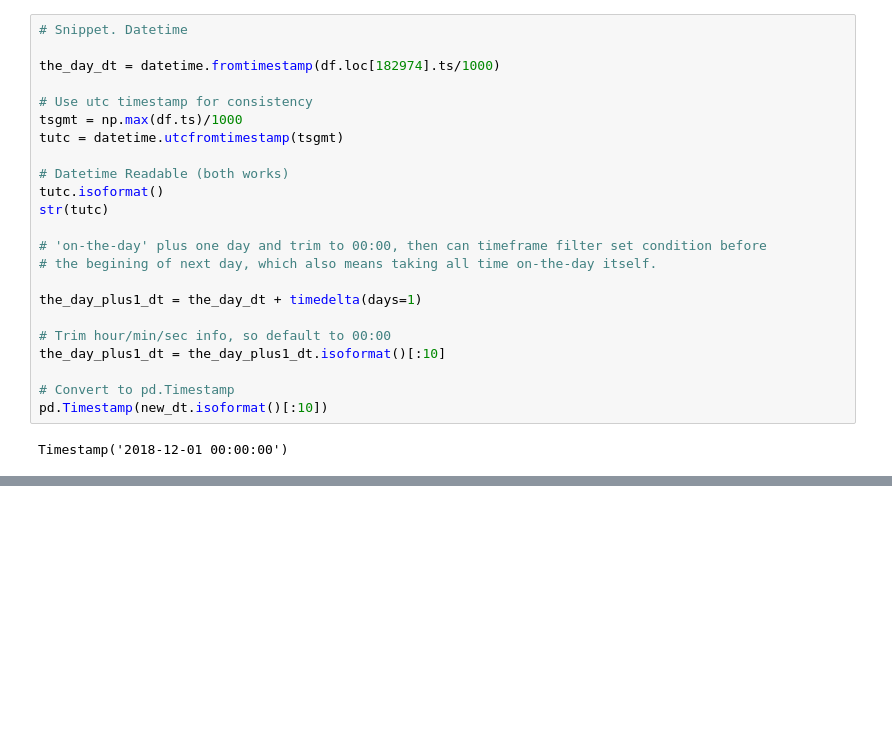
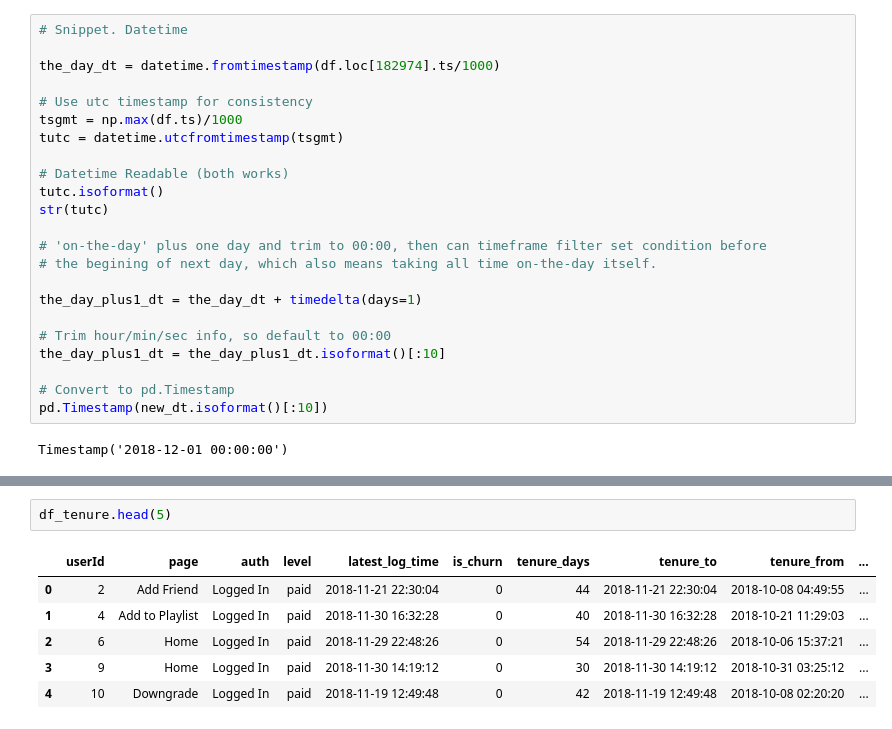
Before and after one commit to gilzero/project_churn_spark, a Jupyter notebook: sparkify.ipynb, the cells around one changed output, grey strips where cells are left out. Cells and saved outputs as stored; diff of their text form; blank space fills up the shorter version.

Commit message:
observation time picking algorithm implementation done

```diff
--- a/sparkify.ipynb
+++ b/sparkify.ipynb
@@ -1280,0 +1047,9 @@ Timestamp('2018-12-01 00:00:00')
+# %%
+df_tenure.head(5)
+# %% [output]
+|  | userId | page | auth | level | latest_log_time | is_churn | tenure_days | tenure_to | tenure_from | ... |
+| 0 | 2 | Add Friend | Logged In | paid | 2018-11-21 22:30:04 | 0 | 44 | 2018-11-21 22:30:04 | 2018-10-08 04:49:55 | ... |
+| 1 | 4 | Add to Playlist | Logged In | paid | 2018-11-30 16:32:28 | 0 | 40 | 2018-11-30 16:32:28 | 2018-10-21 11:29:03 | ... |
+| 2 | 6 | Home | Logged In | paid | 2018-11-29 22:48:26 | 0 | 54 | 2018-11-29 22:48:26 | 2018-10-06 15:37:21 | ... |
+| 3 | 9 | Home | Logged In | paid | 2018-11-30 14:19:12 | 0 | 30 | 2018-11-30 14:19:12 | 2018-10-31 03:25:12 | ... |
+| 4 | 10 | Downgrade | Logged In | paid | 2018-11-19 12:49:48 | 0 | 42 | 2018-11-19 12:49:48 | 2018-10-08 02:20:20 | ... |
```
Also changed, not shown: parts of 21 cells of this notebook, 2 other files.
